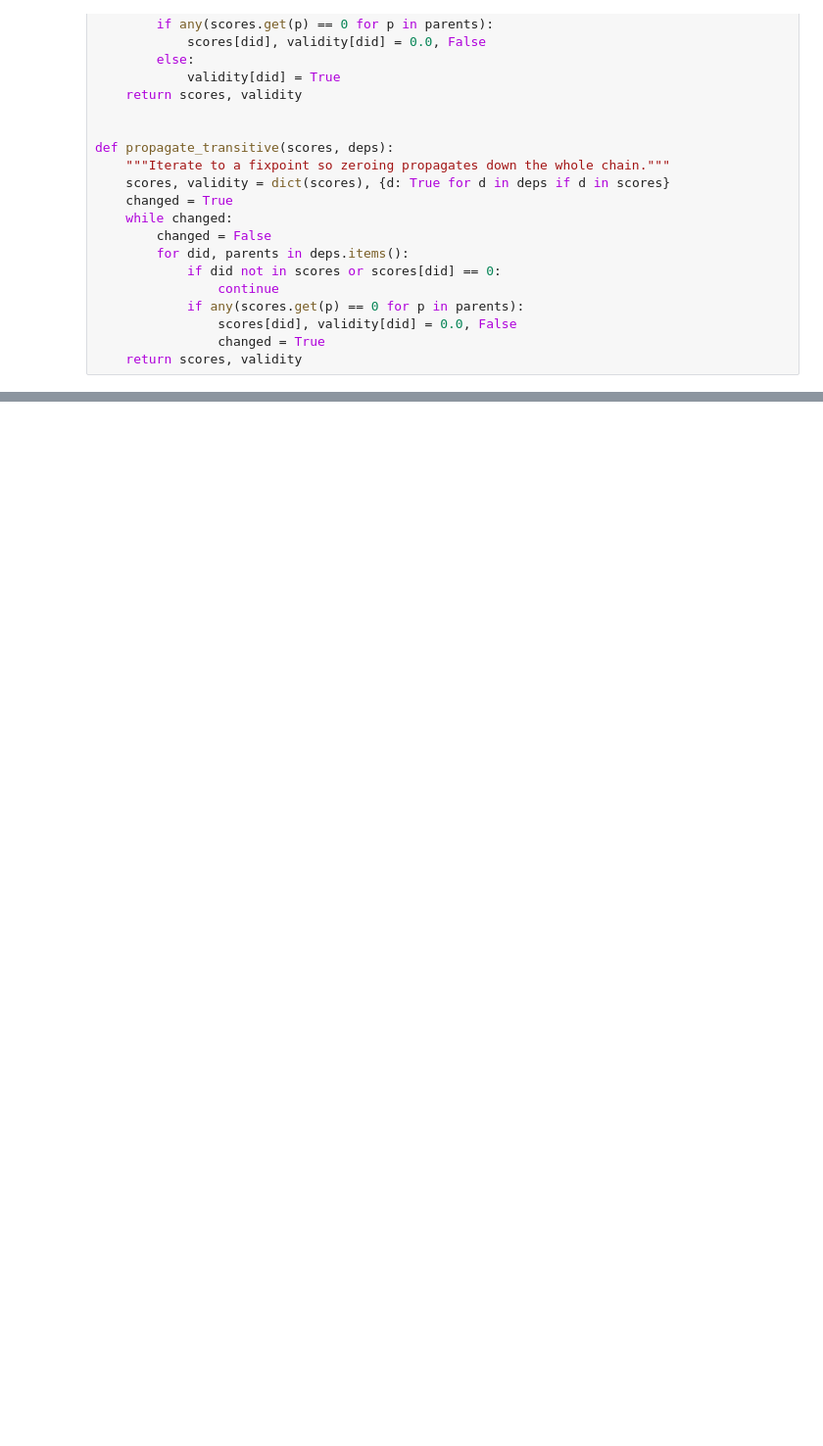
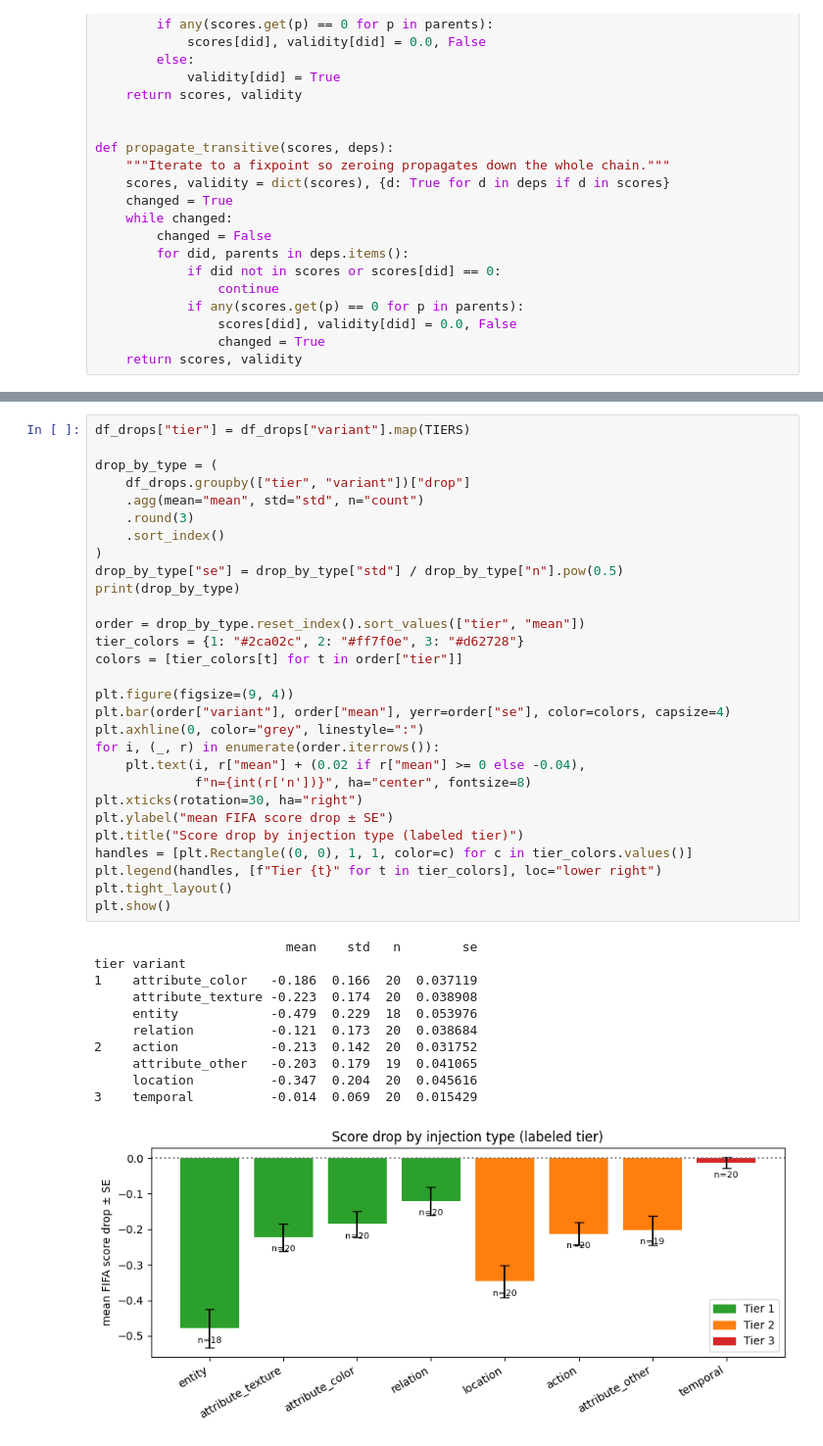
Before and after one commit to PadPatil/FIFA-Faithfulnes-Evaluation, a Jupyter notebook: bbc-faithful-eval/CSED504_Faithful_Cuts.ipynb, the cells around one changed output, grey strips where cells are left out. Shown at 98% size. Drawn from its saved outputs; the diff is of its cells as text; blank space fills up the shorter version.

```diff
--- a/bbc-faithful-eval/CSED504_Faithful_Cuts.ipynb
+++ b/bbc-faithful-eval/CSED504_Faithful_Cuts.ipynb
@@ -2487,0 +2713,41 @@ Variants whose injected error never reached the fact set are untestable by FIFA;
+# %%
+df_drops["tier"] = df_drops["variant"].map(TIERS)
+
+drop_by_type = (
+    df_drops.groupby(["tier", "variant"])["drop"]
+    .agg(mean="mean", std="std", n="count")
+    .round(3)
+    .sort_index()
+)
+drop_by_type["se"] = drop_by_type["std"] / drop_by_type["n"].pow(0.5)
+print(drop_by_type)
+
+order = drop_by_type.reset_index().sort_values(["tier", "mean"])
+tier_colors = {1: "#2ca02c", 2: "#ff7f0e", 3: "#d62728"}
+colors = [tier_colors[t] for t in order["tier"]]
+
+plt.figure(figsize=(9, 4))
+plt.bar(order["variant"], order["mean"], yerr=order["se"], color=colors, capsize=4)
+plt.axhline(0, color="grey", linestyle=":")
+for i, (_, r) in enumerate(order.iterrows()):
+    plt.text(i, r["mean"] + (0.02 if r["mean"] >= 0 else -0.04),
+             f"n={int(r['n'])}", ha="center", fontsize=8)
+plt.xticks(rotation=30, ha="right")
+plt.ylabel("mean FIFA score drop ± SE")
+plt.title("Score drop by injection type (labeled tier)")
+handles = [plt.Rectangle((0, 0), 1, 1, color=c) for c in tier_colors.values()]
+plt.legend(handles, [f"Tier {t}" for t in tier_colors], loc="lower right")
+plt.tight_layout()
+plt.show()
+# %% [output]
+                         mean    std   n        se
+tier variant
+1    attribute_color   -0.186  0.166  20  0.037119
+     attribute_texture -0.223  0.174  20  0.038908
+     entity            -0.479  0.229  18  0.053976
+     relation          -0.121  0.173  20  0.038684
+2    action            -0.213  0.142  20  0.031752
+     attribute_other   -0.203  0.179  19  0.041065
+     location          -0.347  0.204  20  0.045616
+3    temporal          -0.014  0.069  20  0.015429
+[figure, added]
```
Also changed, not shown: parts of 24 cells of this notebook.
